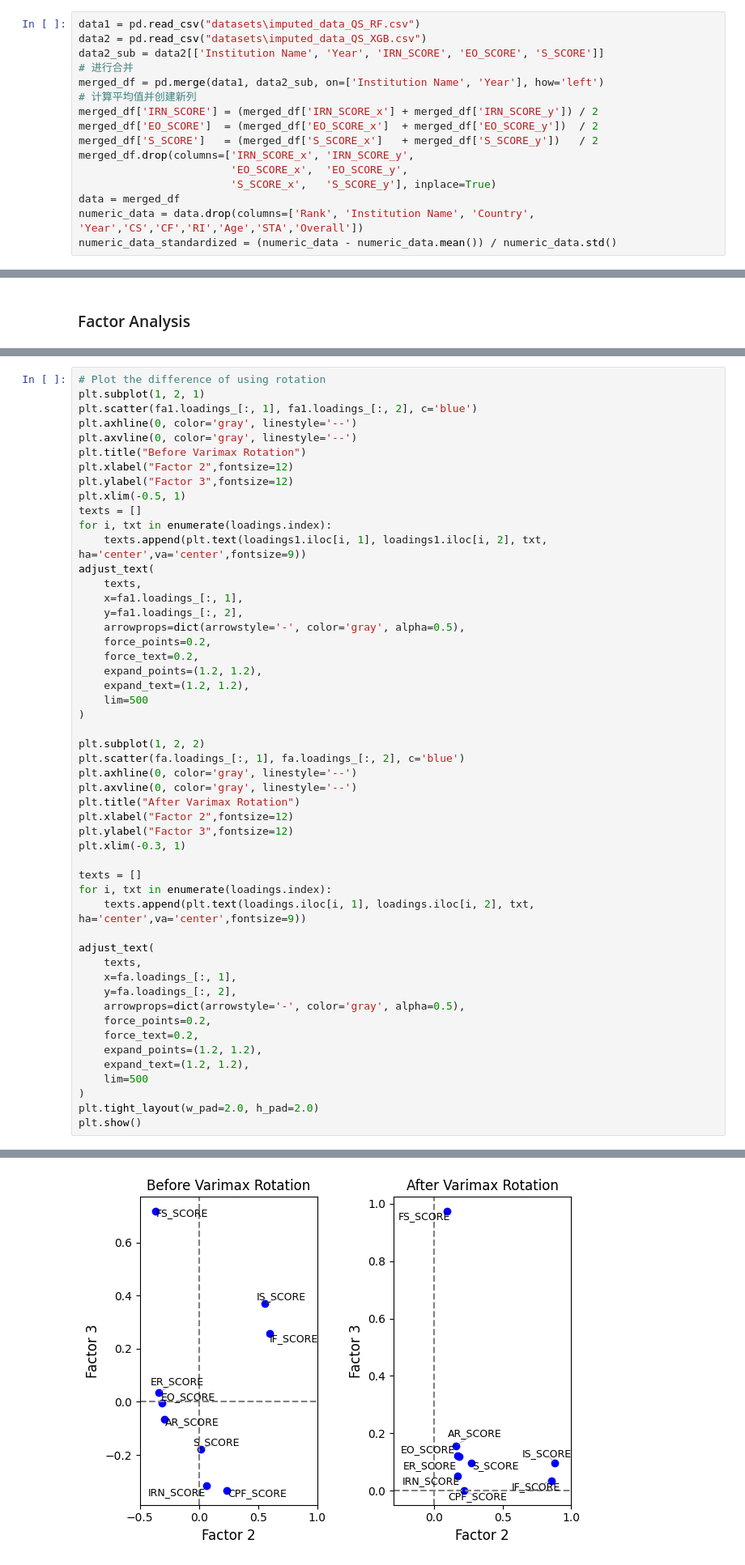
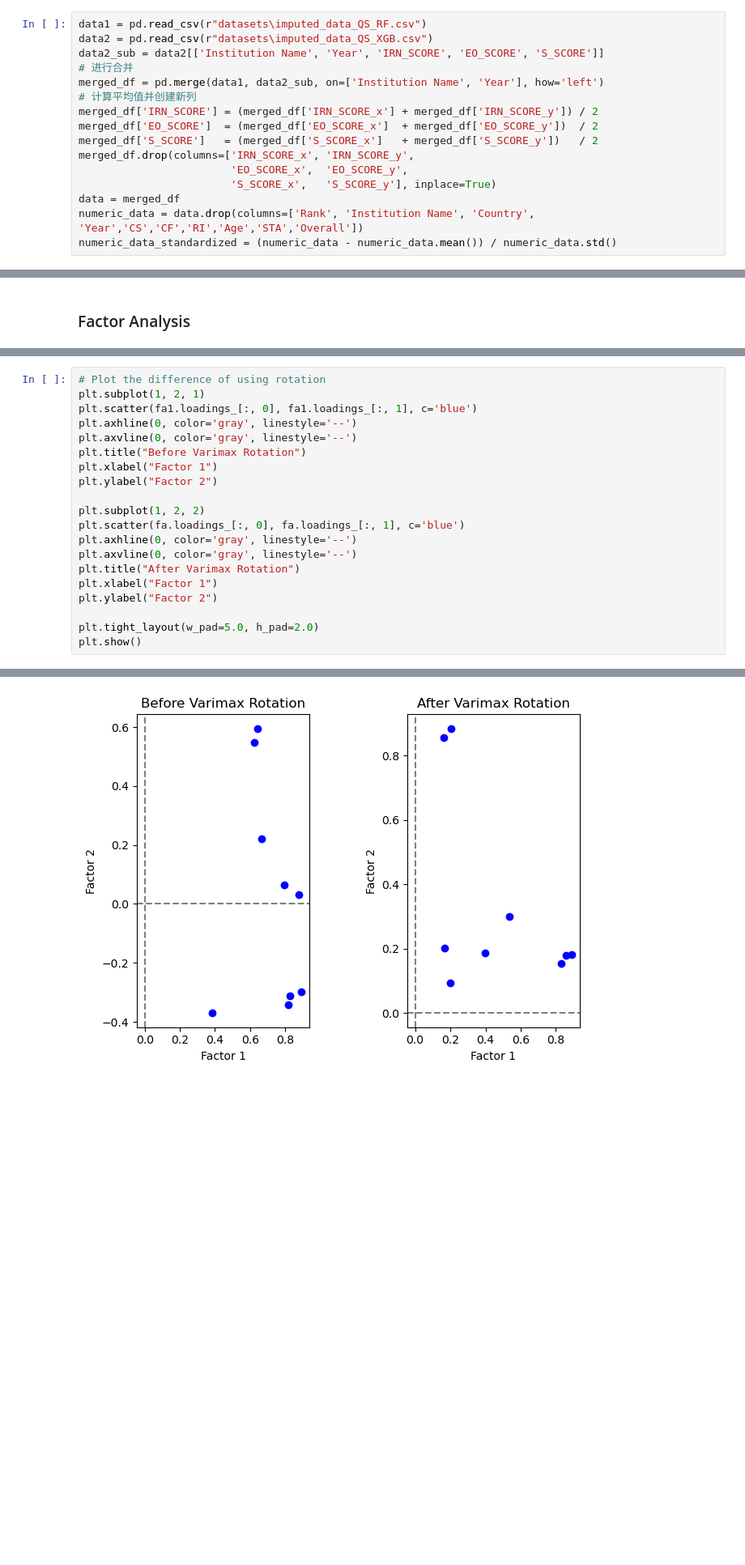
Before and after one commit to GZElysia/uni_ranking_analysis, a Jupyter notebook: Model_Construction_QS.ipynb, the cells around one changed output, grey strips where cells are left out. Shown: that part at 81% size. Cells and saved outputs as stored; diff of their text form; blank space fills up the shorter version.

```diff
--- a/Model_Construction_QS.ipynb
+++ b/Model_Construction_QS.ipynb
@@ -45,6 +15,6 @@ from adjustText import adjust_text
 # %%
-data1 = pd.read_csv("datasets\imputed_data_QS_RF.csv")
-data2 = pd.read_csv("datasets\imputed_data_QS_XGB.csv")
+data1 = pd.read_csv(r"datasets\imputed_data_QS_RF.csv")
+data2 = pd.read_csv(r"datasets\imputed_data_QS_XGB.csv")
 data2_sub = data2[['Institution Name', 'Year', 'IRN_SCORE', 'EO_SCORE', 'S_SCORE']]
 # 进行合并
 merged_df = pd.merge(data1, data2_sub, on=['Institution Name', 'Year'], how='left')
@@ -178,52 +129,21 @@ S_SCORE    0.527499  0.271517  0.096258  0.664722
 # %%
 # Plot the difference of using rotation
 plt.subplot(1, 2, 1)
-plt.scatter(fa1.loadings_[:, 1], fa1.loadings_[:, 2], c='blue')
+plt.scatter(fa1.loadings_[:, 0], fa1.loadings_[:, 1], c='blue')
 plt.axhline(0, color='gray', linestyle='--')
 plt.axvline(0, color='gray', linestyle='--')
 plt.title("Before Varimax Rotation")
-plt.xlabel("Factor 2",fontsize=12)
-plt.ylabel("Factor 3",fontsize=12)
-plt.xlim(-0.5, 1)
-texts = []
-for i, txt in enumerate(loadings.index):
-    texts.append(plt.text(loadings1.iloc[i, 1], loadings1.iloc[i, 2], txt, ha='center',va='center',fontsize=9))
-adjust_text(
-    texts,
-    x=fa1.loadings_[:, 1],
-    y=fa1.loadings_[:, 2],
-    arrowprops=dict(arrowstyle='-', color='gray', alpha=0.5),
-    force_points=0.2,
-    force_text=0.2,
-    expand_points=(1.2, 1.2),
-    expand_text=(1.2, 1.2),
-    lim=500
-)
+plt.xlabel("Factor 1")
+plt.ylabel("Factor 2")
 
 plt.subplot(1, 2, 2)
-plt.scatter(fa.loadings_[:, 1], fa.loadings_[:, 2], c='blue')
+plt.scatter(fa.loadings_[:, 0], fa.loadings_[:, 1], c='blue')
 plt.axhline(0, color='gray', linestyle='--')
 plt.axvline(0, color='gray', linestyle='--')
 plt.title("After Varimax Rotation")
-plt.xlabel("Factor 2",fontsize=12)
-plt.ylabel("Factor 3",fontsize=12)
-plt.xlim(-0.3, 1)
+plt.xlabel("Factor 1")
+plt.ylabel("Factor 2")
 
-texts = []
-for i, txt in enumerate(loadings.index):
-    texts.append(plt.text(loadings.iloc[i, 1], loadings.iloc[i, 2], txt, ha='center',va='center',fontsize=9))
-
-adjust_text(
-    texts,
-    x=fa.loadings_[:, 1],
-    y=fa.loadings_[:, 2],
-    arrowprops=dict(arrowstyle='-', color='gray', alpha=0.5),
-    force_points=0.2,
-    force_text=0.2,
-    expand_points=(1.2, 1.2),
-    expand_text=(1.2, 1.2),
-    lim=500
-)
-plt.tight_layout(w_pad=2.0, h_pad=2.0)
+plt.tight_layout(w_pad=5.0, h_pad=2.0)
 plt.show()
 # %% [output]
@@ -231,4 +150,4 @@ Looks like you are using a tranform that doesn't support FancyArrowPatch, using
-[figure, old version]
+[figure, new version]
 # %% [markdown]
 Factor 1: 1,2,8  AR_SCORE, ER_SCORE, EO_SCORE
 
```
Also changed, not shown: parts of 19 cells of this notebook, 18 other files.
